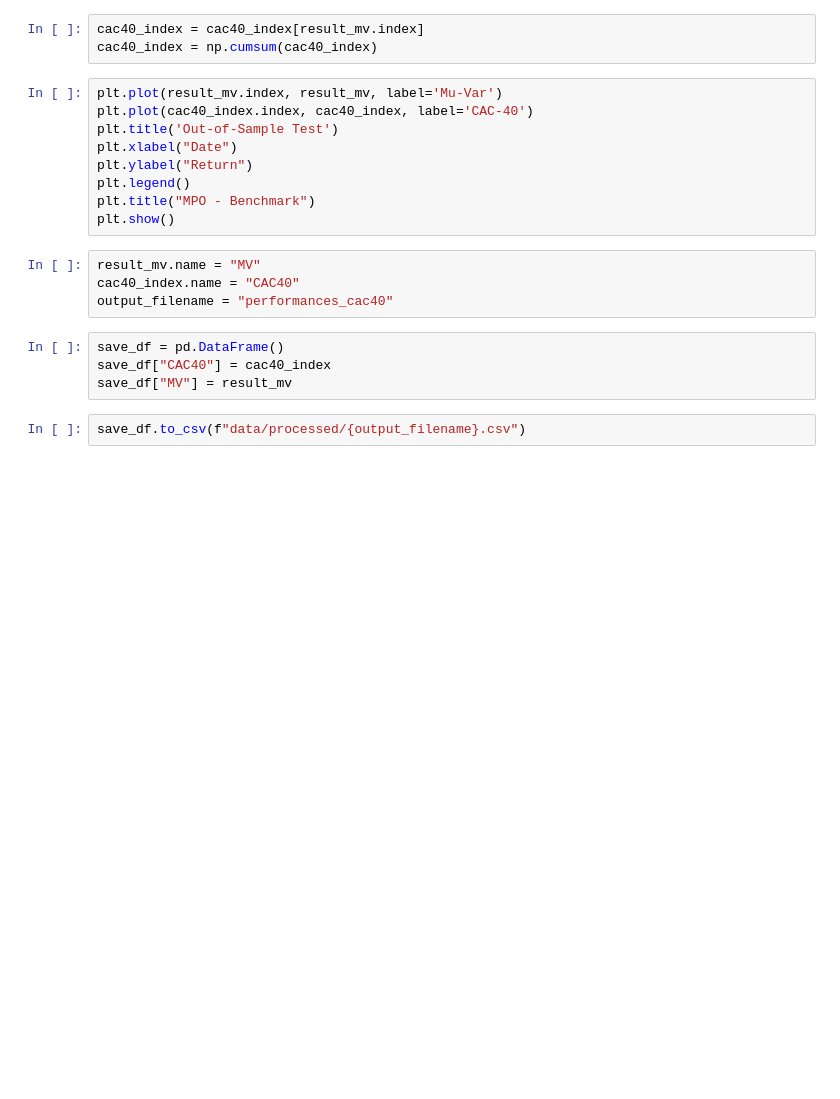
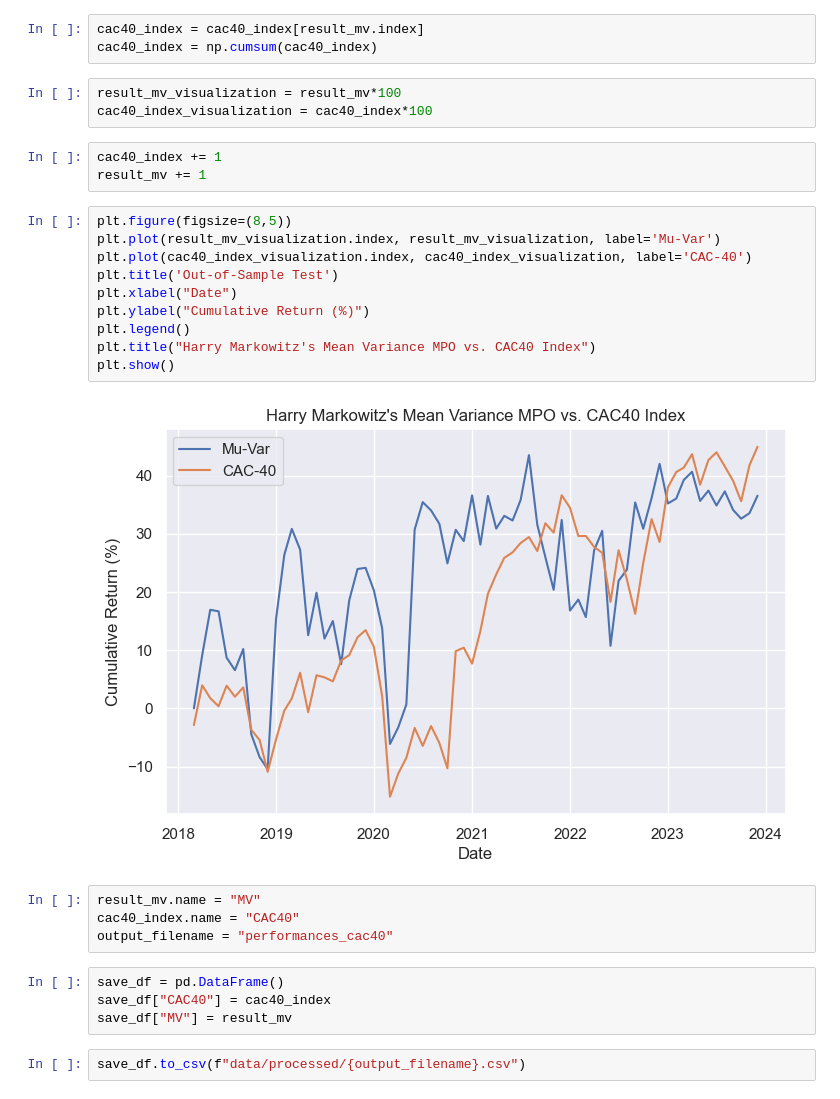
Before and after one commit to SiddeshkanthLogonathan/worldquant-capstone-project, a Jupyter notebook: src/7. Mean_Variance_MPO_cac40.ipynb, the cells around one changed output. Saved outputs shown, nothing was run; the diff lists cells and outputs as text; blank space fills up the shorter version.

```diff
--- a/src/7. Mean_Variance_MPO_cac40.ipynb
+++ b/src/7. Mean_Variance_MPO_cac40.ipynb
@@ -88,15 +122,24 @@ cac40_index = cac40_index.pct_change().fillna(0)
 # %%
 cac40_index = cac40_index[result_mv.index]
 cac40_index = np.cumsum(cac40_index)
+# %%
+result_mv_visualization = result_mv*100
+cac40_index_visualization = cac40_index*100
+# %%
+cac40_index += 1
+result_mv += 1
 # %%
-plt.plot(result_mv.index, result_mv, label='Mu-Var')
-plt.plot(cac40_index.index, cac40_index, label='CAC-40')
+plt.figure(figsize=(8,5))
+plt.plot(result_mv_visualization.index, result_mv_visualization, label='Mu-Var')
+plt.plot(cac40_index_visualization.index, cac40_index_visualization, label='CAC-40')
 plt.title('Out-of-Sample Test')
 plt.xlabel("Date")
-plt.ylabel("Return")
+plt.ylabel("Cumulative Return (%)")
 plt.legend()
-plt.title("MPO - Benchmark")
+plt.title("Harry Markowitz's Mean Variance MPO vs. CAC40 Index")
 plt.show()
+# %% [output]
+[figure, added]
 # %%
 result_mv.name = "MV"
 cac40_index.name = "CAC40"
```
Also changed, not shown: parts of 14 cells of this notebook, 22 other files.
